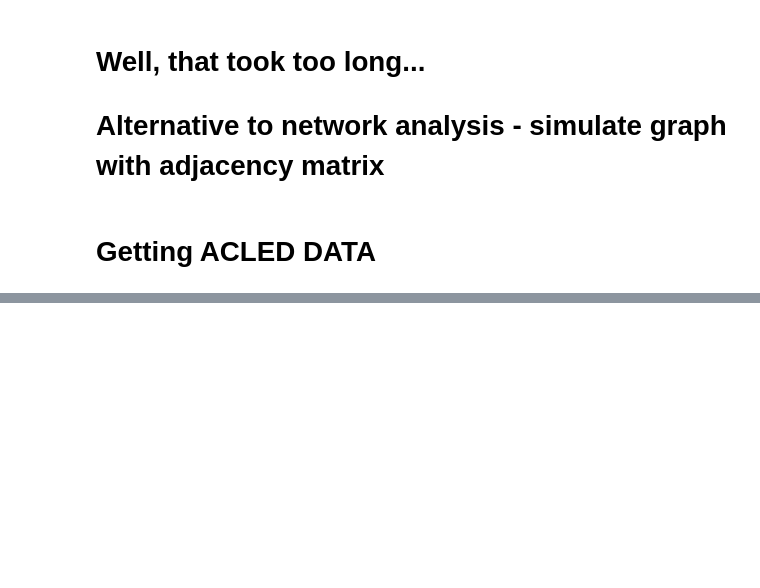
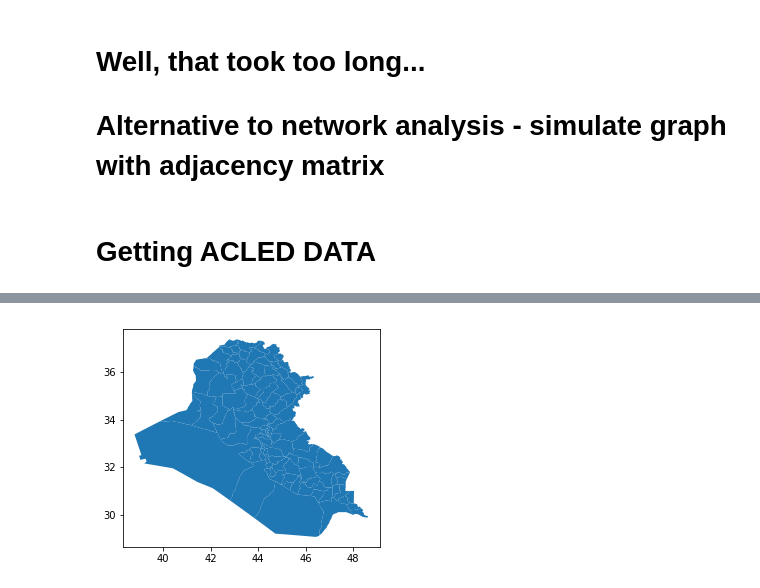
Before and after one commit to tamos/MACS30200proj, a Jupyter notebook: IQ_displacement_exploratory.ipynb, the cells around one changed output, grey strips where cells are left out. Drawn from its saved outputs; the diff is of its cells as text; code cells hidden in the pictures; blank space fills up the shorter version.

```diff
--- a/IQ_displacement_exploratory.ipynb
+++ b/IQ_displacement_exploratory.ipynb
@@ -188,0 +204,4 @@ random_walker(adj_mat, (0,0), [], 3)
+# %%
+iq_dist.plot();
+# %% [output]
+[figure, added]
```
Also changed, not shown: parts of 5 cells of this notebook.
